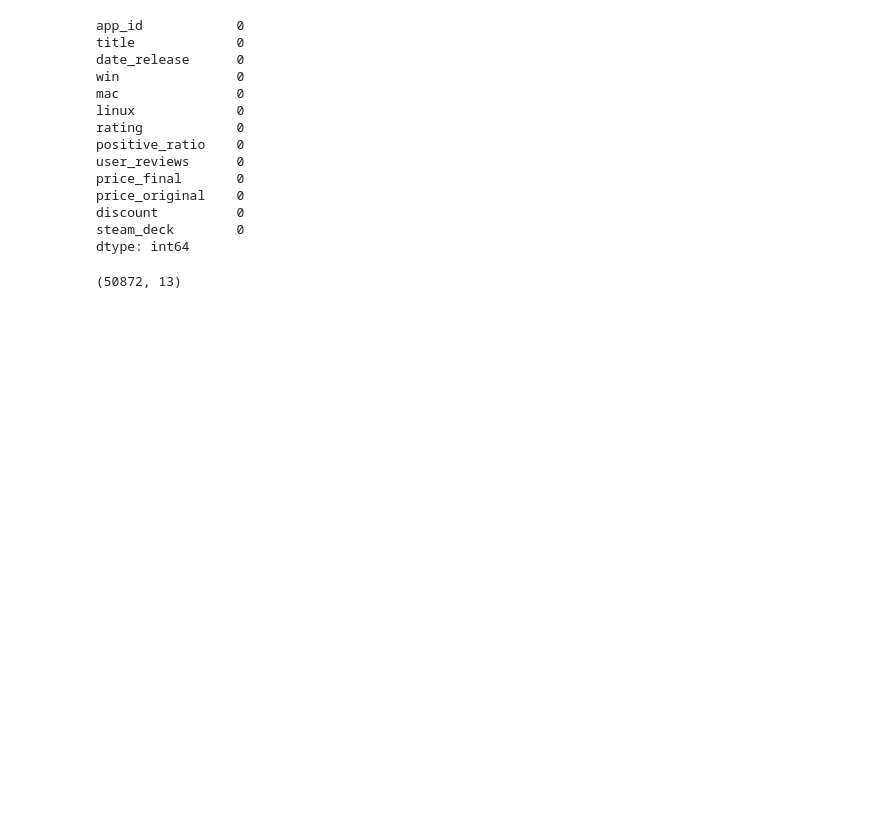
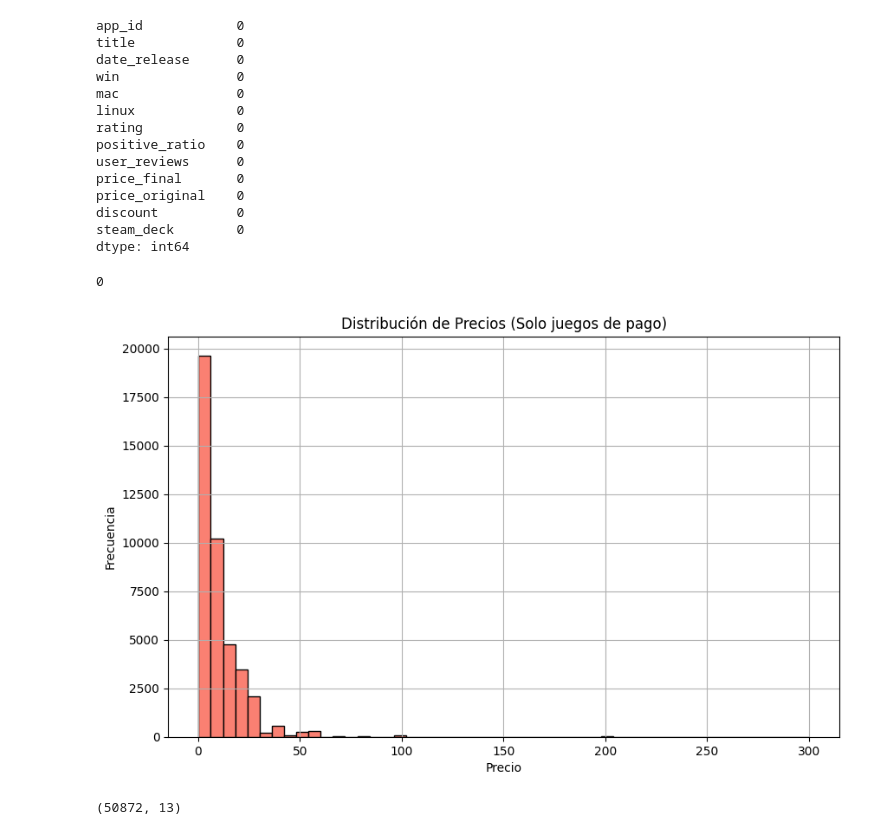
Before and after one commit to Amolihua/BIGDATA-STEAM-RECOMENDATION, a Jupyter notebook: notebooks/eda_games.ipynb, the cells around one changed output. Cells and saved outputs as stored; diff of their text form; code cells hidden in the pictures; blank space fills up the shorter version.

```diff
--- a/notebooks/eda_games.ipynb
+++ b/notebooks/eda_games.ipynb
@@ -56,6 +58,21 @@ price_original    0
 discount          0
 steam_deck        0
 dtype: int64
+# %%
+print(games_df.duplicated().sum())
+# %% [output]
+0
+# %%
+# Chart only for games with a price greater than 0
+juegos_pagos = games_df[games_df['price_final'] > 0]
+plt.figure(figsize=(10, 6))
+juegos_pagos['price_final'].hist(bins=50, color='salmon', edgecolor='black')
+plt.title('Distribución de Precios (Solo juegos de pago)')
+plt.xlabel('Precio')
+plt.ylabel('Frecuencia')
+plt.show()
+# %% [output]
+[figure, added]
 # %%
 # REMOVE DUPLICATE GAMES
 cleaned_games_df = games_df.drop_duplicates()
```
Also changed, not shown: parts of 7 cells of this notebook, 21 other files.
